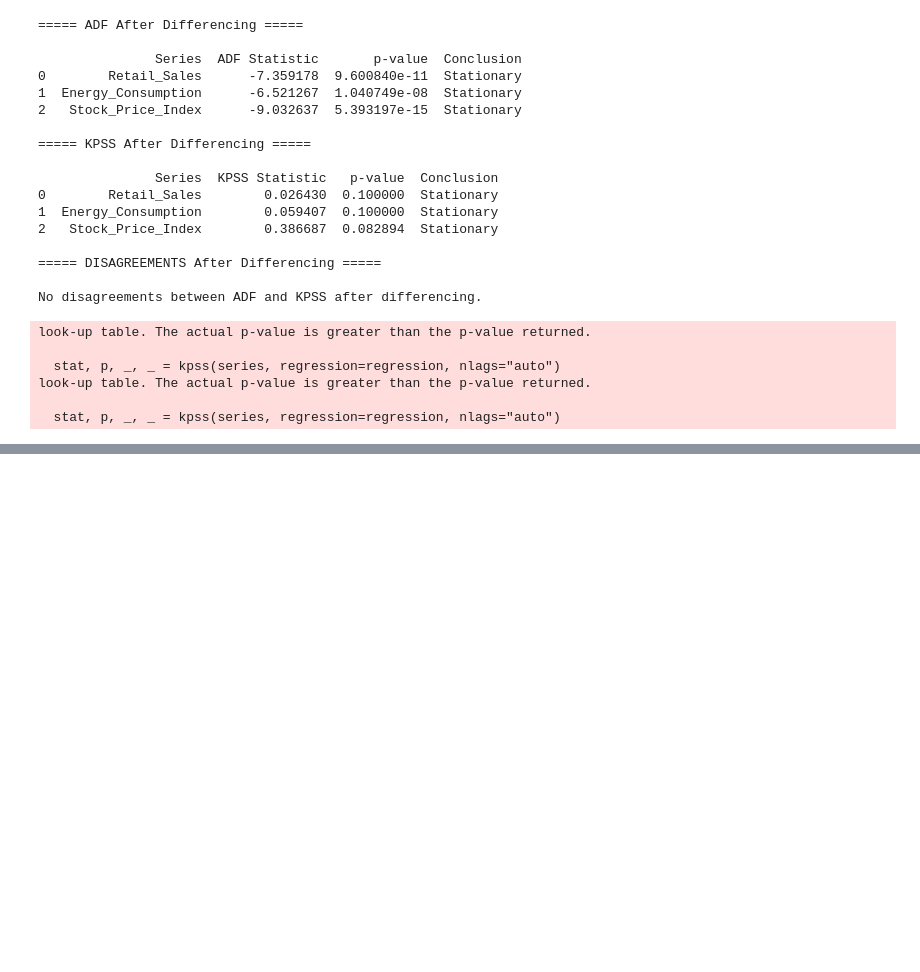
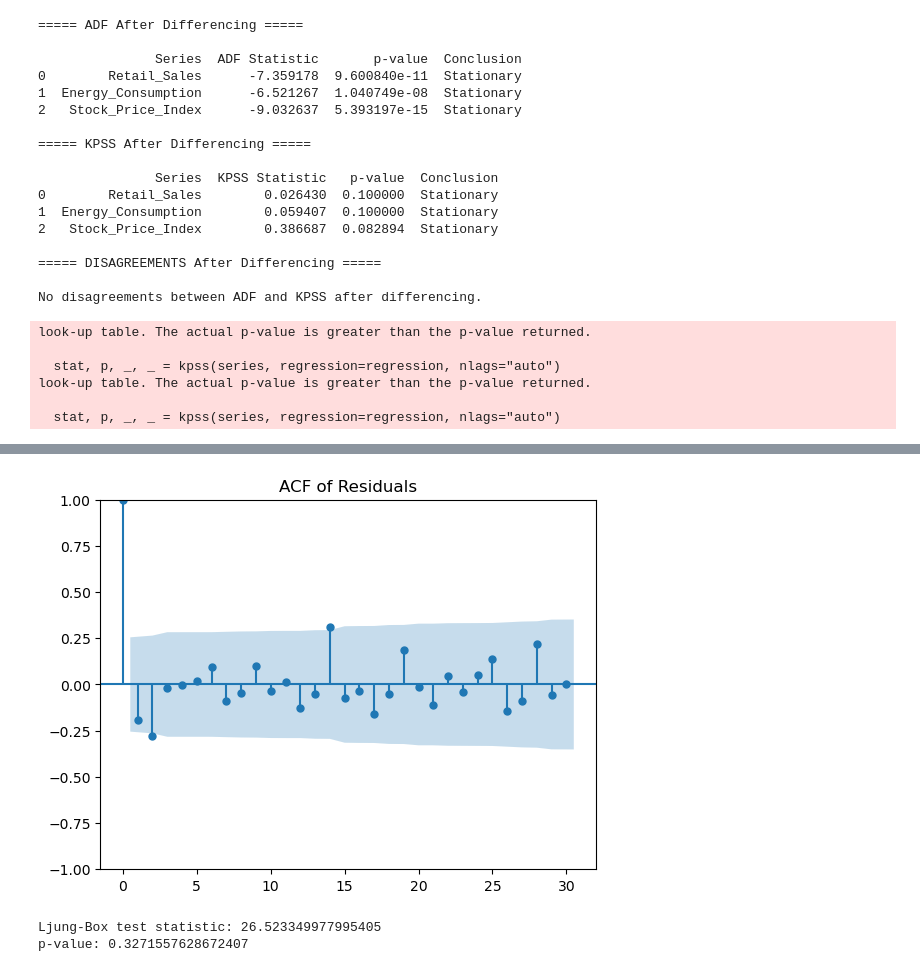
Before and after one commit to mahmud-me09/Time_Series_Analysis, a Jupyter notebook: 2025_1_83_005_Mahmud_Hasan_Khan.ipynb, the cells around one changed output, grey strips where cells are left out. Saved outputs shown, nothing was run; the diff lists cells and outputs as text; code cells hidden in the pictures; blank space fills up the shorter version.

```diff
--- a/2025_1_83_005_Mahmud_Hasan_Khan.ipynb
+++ b/2025_1_83_005_Mahmud_Hasan_Khan.ipynb
@@ -898,0 +451,15 @@ Residuals deviate from normality.
+# %%
+# ACF of residuals
+plot_acf(residuals.dropna(), lags=30)
+plt.title('ACF of Residuals')
+plt.show()
+# %% [output]
+[figure, added]
+# %%
+# Ljung-Box test
+lb_test = acorr_ljungbox(residuals.dropna(), lags=[24], return_df=True)
+print('Ljung-Box test statistic:', lb_test['lb_stat'].values[0])
+print('p-value:', lb_test['lb_pvalue'].values[0])
+# %% [output]
+Ljung-Box test statistic: 26.523349977995405
+p-value: 0.3271557628672407
```
Also changed, not shown: parts of 33 cells of this notebook, 5 other files.
